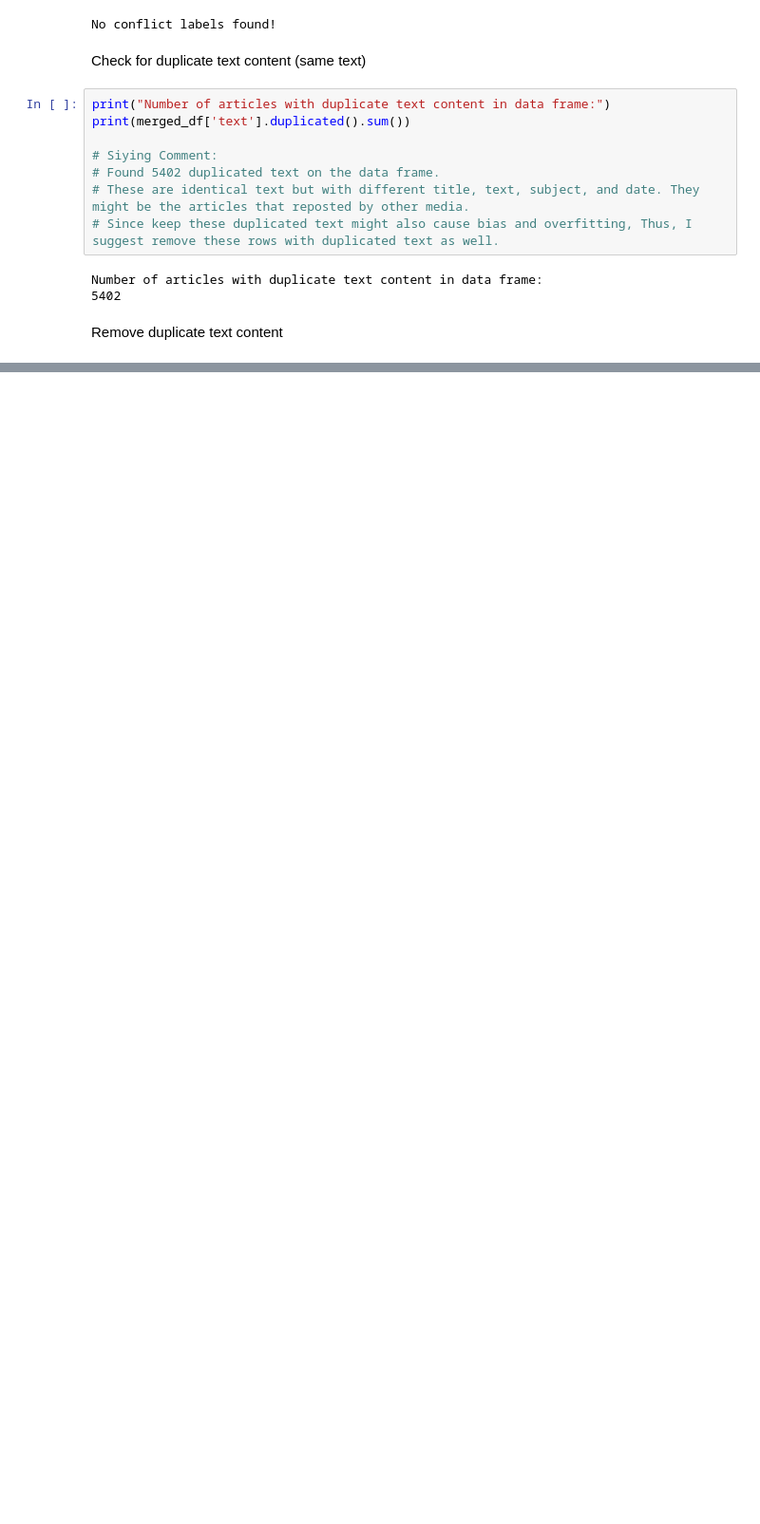
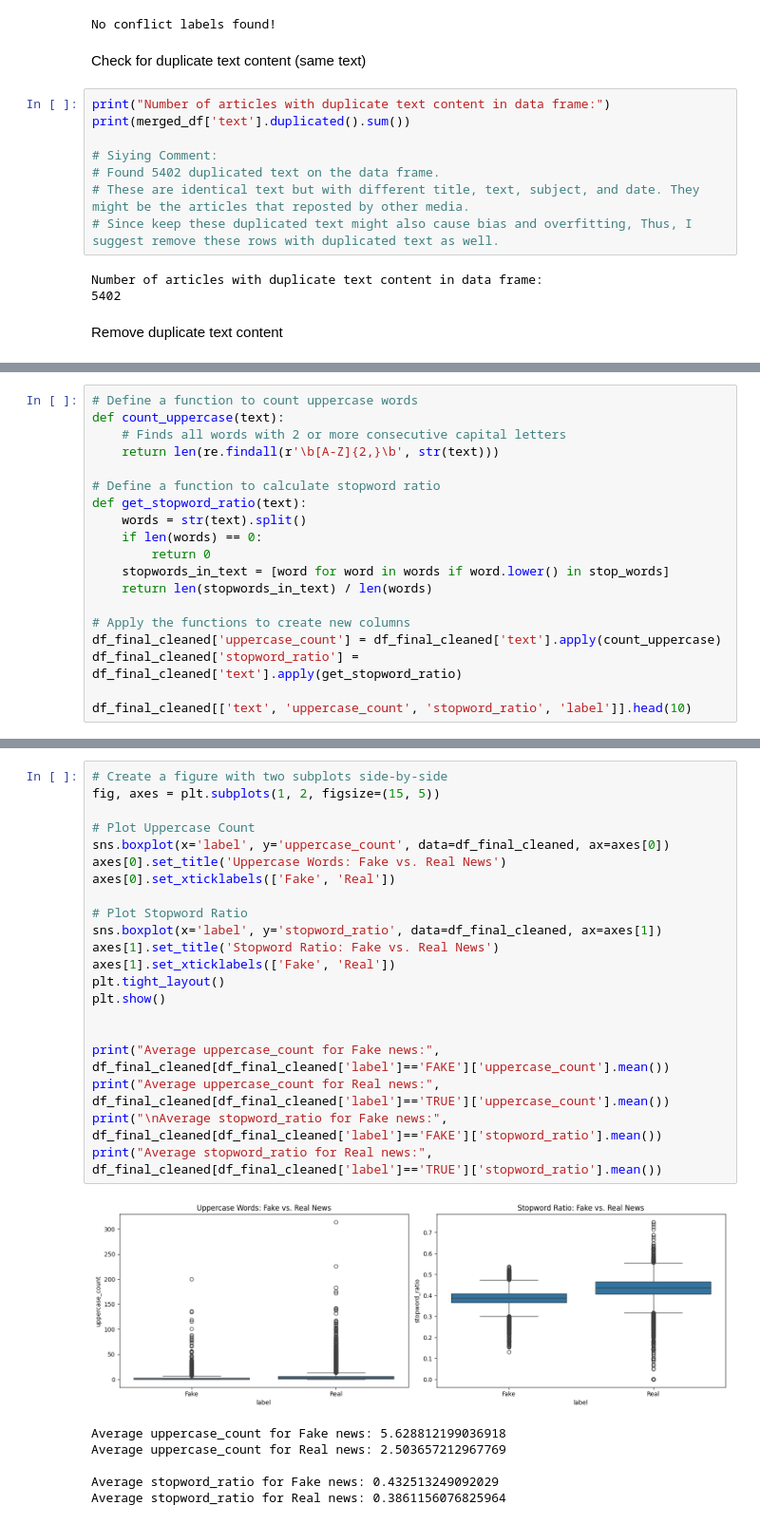
Before and after one commit to Accenture-1a-BTT/accenture-1a-team-project, a Jupyter notebook: FakeNews_Accenture.ipynb, the cells around one changed output, grey strips where cells are left out. Shown at 95% size. Cells and saved outputs as stored; diff of their text form; blank space fills up the shorter version.

```diff
--- a/FakeNews_Accenture.ipynb
+++ b/FakeNews_Accenture.ipynb
@@ -287,0 +878,19 @@ Remove 5402 dulplicate rows
+# %%
+# Define a function to count uppercase words
+def count_uppercase(text):
+    # Finds all words with 2 or more consecutive capital letters
+    return len(re.findall(r'\b[A-Z]{2,}\b', str(text)))
+
+# Define a function to calculate stopword ratio
+def get_stopword_ratio(text):
+    words = str(text).split()
+    if len(words) == 0:
+        return 0
+    stopwords_in_text = [word for word in words if word.lower() in stop_words]
+    return len(stopwords_in_text) / len(words)
+
+# Apply the functions to create new columns
+df_final_cleaned['uppercase_count'] = df_final_cleaned['text'].apply(count_uppercase)
+df_final_cleaned['stopword_ratio'] = df_final_cleaned['text'].apply(get_stopword_ratio)
+
+df_final_cleaned[['text', 'uppercase_count', 'stopword_ratio', 'label']].head(10)
@@ -287,0 +909,28 @@ Remove 5402 dulplicate rows
+# %%
+# Create a figure with two subplots side-by-side
+fig, axes = plt.subplots(1, 2, figsize=(15, 5))
+
+# Plot Uppercase Count
+sns.boxplot(x='label', y='uppercase_count', data=df_final_cleaned, ax=axes[0])
+axes[0].set_title('Uppercase Words: Fake vs. Real News')
+axes[0].set_xticklabels(['Fake', 'Real'])
+
+# Plot Stopword Ratio
+sns.boxplot(x='label', y='stopword_ratio', data=df_final_cleaned, ax=axes[1])
+axes[1].set_title('Stopword Ratio: Fake vs. Real News')
+axes[1].set_xticklabels(['Fake', 'Real'])
+plt.tight_layout()
+plt.show()
+
+
+print("Average uppercase_count for Fake news:", df_final_cleaned[df_final_cleaned['label']=='FAKE']['uppercase_count'].mean())
+print("Average uppercase_count for Real news:", df_final_cleaned[df_final_cleaned['label']=='TRUE']['uppercase_count'].mean())
+print("\nAverage stopword_ratio for Fake news:", df_final_cleaned[df_final_cleaned['label']=='FAKE']['stopword_ratio'].mean())
+print("Average stopword_ratio for Real news:", df_final_cleaned[df_final_cleaned['label']=='TRUE']['stopword_ratio'].mean())
+# %% [output]
+[figure, added]
+Average uppercase_count for Fake news: 5.628812199036918
+Average uppercase_count for Real news: 2.503657212967769
+
+Average stopword_ratio for Fake news: 0.432513249092029
+Average stopword_ratio for Real news: 0.3861156076825964
```
Also changed, not shown: parts of 78 cells of this notebook.
